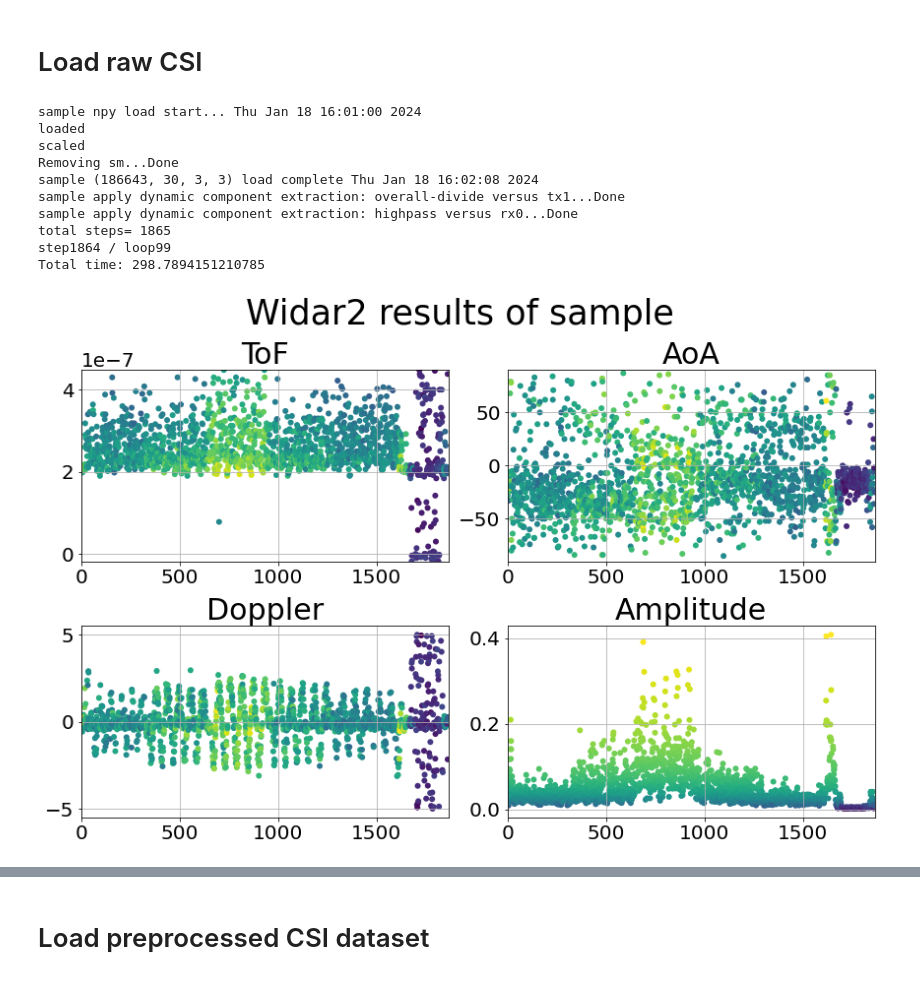
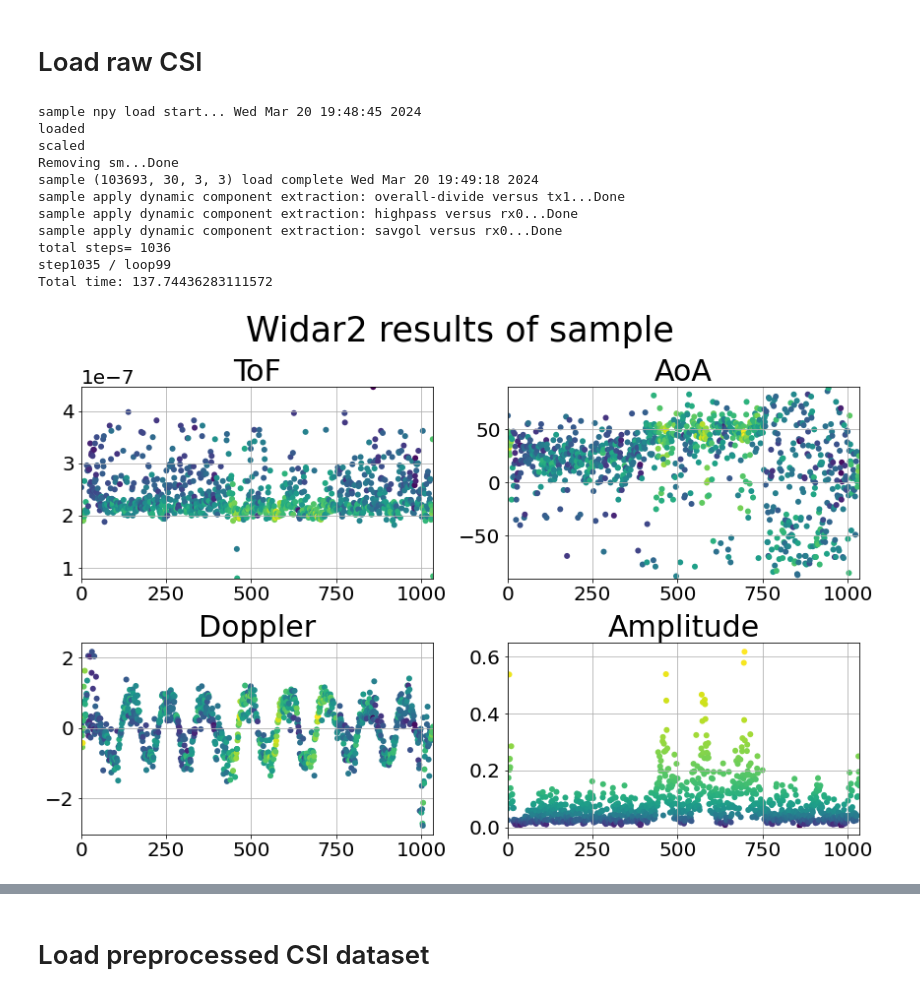
Before and after one commit to MilkywayCocktail/CSI-python, a Jupyter notebook: Script-widar2.ipynb, the cells around one changed output, grey strips where cells are left out. Saved outputs shown, nothing was run; the diff lists cells and outputs as text; code cells hidden in the pictures.

```diff
--- a/Script-widar2.ipynb
+++ b/Script-widar2.ipynb
@@ -6,24 +6,26 @@ import numpy as np
 # %%
 %matplotlib inline
 conf = pw.MyConfigsW2(5.32, 20, num_paths=1)
 conf.ntx = 3
 conf.tx_rate = 0x1c113
-csi = pw.MyCsiW2(conf, 'sample', '../npsave/0509/0509A01-csio.npy')
+csi = pw.MyCsiW2(conf, 'sample', '../npsave/0307/0307A04-csio.npy')
 csi.load_data(remove_sm=True)
 csi.extract_dynamic(mode='overall-divide', ref='tx', ref_antenna=1, subtract_mean=False)
 csi.extract_dynamic(mode='highpass', cutoff=2)
+csi.extract_dynamic(mode='savgol')
 widar = pw.MyWidar2(conf, csi)
 widar.run(pick_tx=0, dynamic_durations=False)
 widar.plot_results()
 # %% [output]
-sample npy load start... Thu Jan 18 16:01:00 2024
+sample npy load start... Wed Mar 20 19:48:45 2024
 loaded
 scaled
 Removing sm...Done
-sample (186643, 30, 3, 3) load complete Thu Jan 18 16:02:08 2024
+sample (103693, 30, 3, 3) load complete Wed Mar 20 19:49:18 2024
 sample apply dynamic component extraction: overall-divide versus tx1...Done
 sample apply dynamic component extraction: highpass versus rx0...Done
-total steps= 1865
-step1864 / loop99
-Total time: 298.7894151210785
+sample apply dynamic component extraction: savgol versus rx0...Done
+total steps= 1036
+step1035 / loop99
+Total time: 137.74436283111572
-[figure, old version]
+[figure, new version]
```
Also changed, not shown: parts of 2 cells of this notebook, 6 other files.
